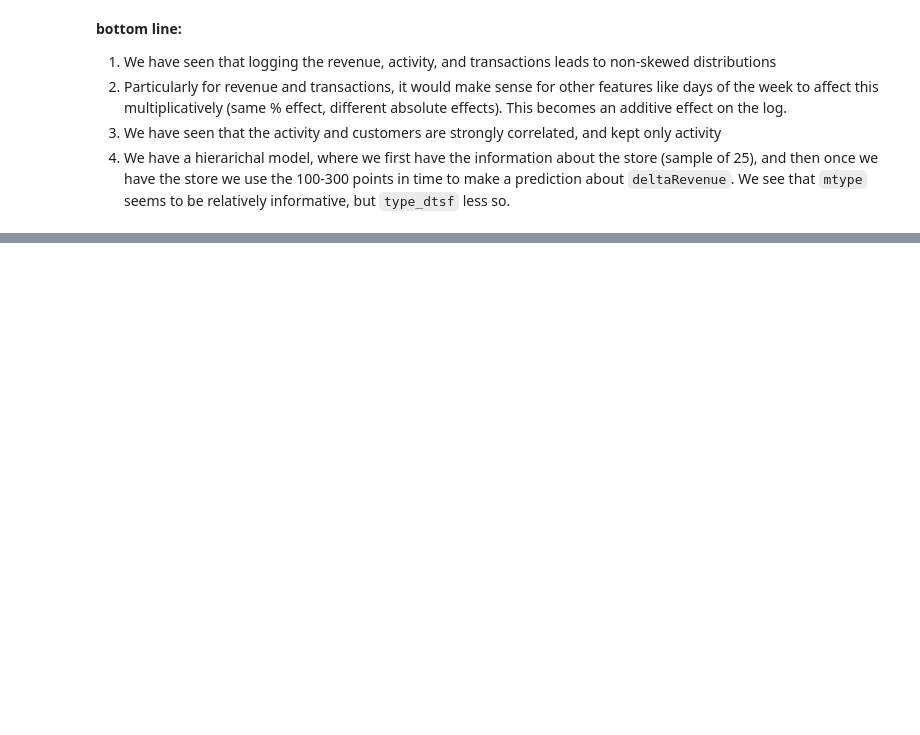
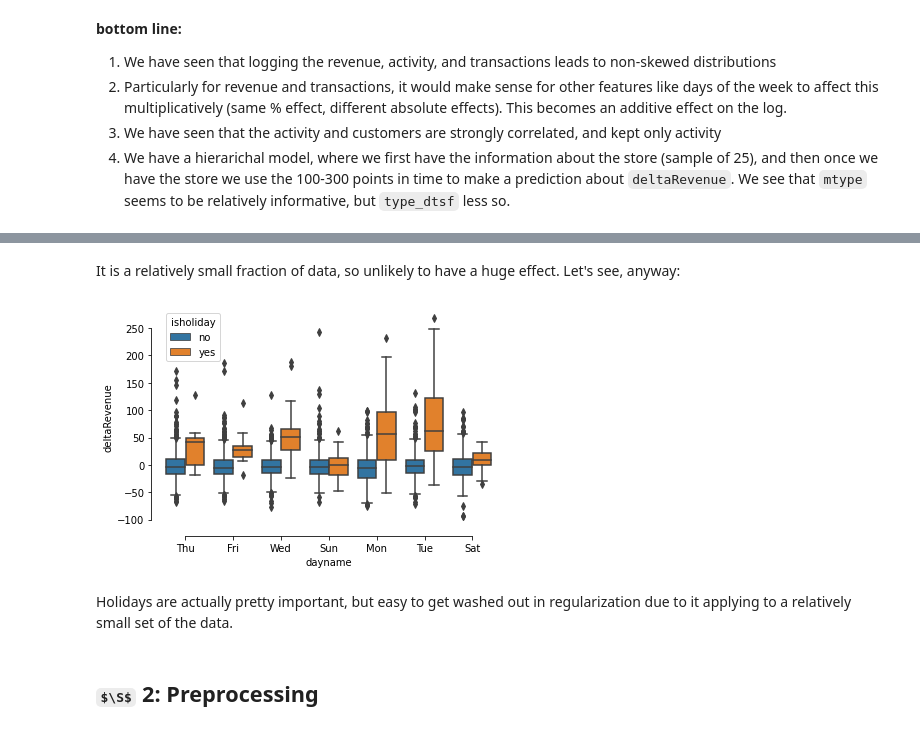
Before and after one commit to kiwidamien/foot_traffic, a Jupyter notebook: foot_traffic.ipynb, the cells around one changed output, grey strips where cells are left out. Saved outputs shown, nothing was run; the diff lists cells and outputs as text; code cells hidden in the pictures; some formulas as TeX source; blank space fills up the shorter version.

```diff
--- a/foot_traffic.ipynb
+++ b/foot_traffic.ipynb
@@ -502,0 +541,13 @@ Because of lack of time, I have not verified that each market type and each `typ
+# %% [markdown]
+It is a relatively small fraction of data, so unlikely to have a huge effect. Let's see, anyway:
+# %%
+sns.boxplot(x="dayname", y="deltaRevenue",
+            hue='isholiday',
+            data=train)
+sns.despine(offset=10, trim=True)
+# %% [output]
+[figure, added]
+# %% [markdown]
+Holidays are actually pretty important, but easy to get washed out in regularization due to it applying to a relatively small set of the data.
+# %% [markdown]
+## $\S$ 2: Preprocessing
```
Also changed, not shown: parts of 30 cells of this notebook.
